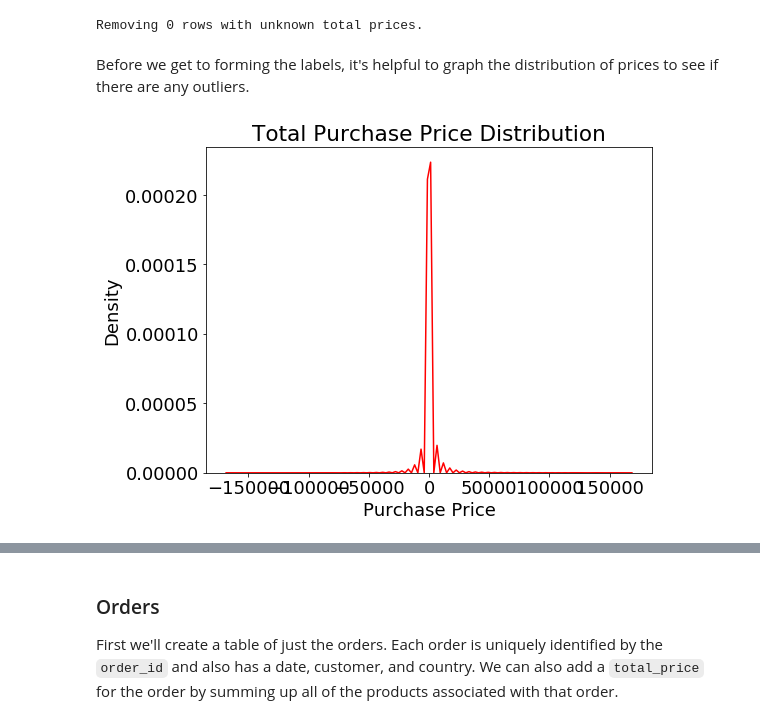
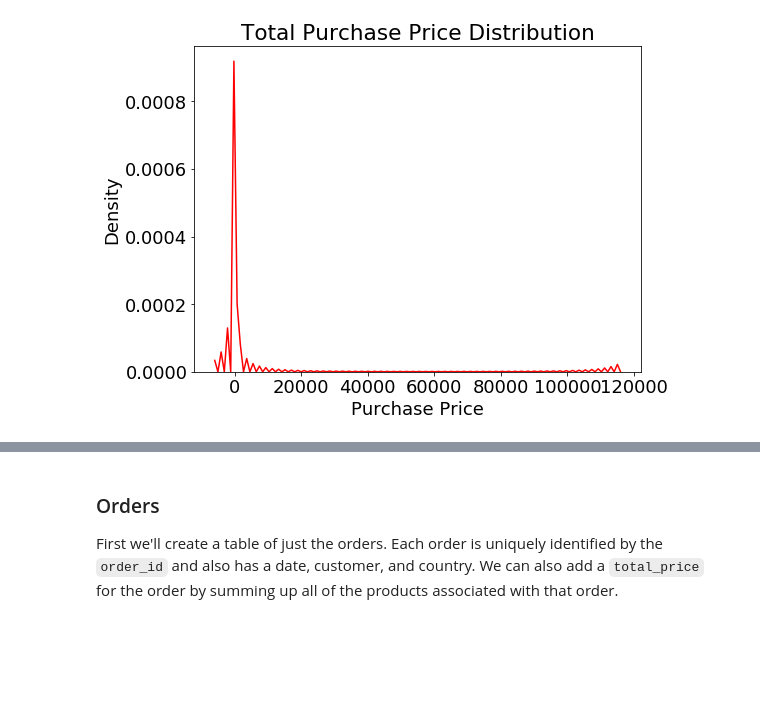
Before and after one commit to alteryx/Automated-Manual-Comparison, a Jupyter notebook: retail/notebooks/Manual.ipynb, the cells around one changed output, grey strips where cells are left out. Drawn from its saved outputs; the diff is of its cells as text; code cells hidden in the pictures; blank space fills up the shorter version.

```diff
--- a/retail/notebooks/Manual.ipynb
+++ b/retail/notebooks/Manual.ipynb
@@ -39,4 +60,4 @@ data.head()
 # %%
-labels = pd.read_csv('../input/labels.csv')
+labels = pd.read_csv('../input/labels.csv', index_col=0)
 labels.head()
 # %% [output]
@@ -159,24 +70,15 @@ This means we can remove any data after November 2011.
-# %%
-data['total_price'] = data['quantity'] * data['unit_price']
-n_nan_price = np.sum(data['total_price'].isnull())
-print(f'Removing {n_nan_price} rows with unknown total prices.')
-data = data[data['total_price'].notnull()]
-# %% [output]
-Removing 0 rows with unknown total prices.
-# %% [markdown]
-Before we get to forming the labels, it's helpful to graph the distribution of prices to see if there are any outliers.
 # %%
 import matplotlib.pyplot as plt
 import seaborn as sns
 %matplotlib inline
 
 plt.rcParams['font.size'] = 18
 from IPython.core.pylabtools import figsize
 figsize(8, 6)
 
 # KDE plot of total price
-sns.distplot(data['total_price'], hist=False, color = 'red');
+sns.distplot(labels['total'], hist=False, color = 'red');
 plt.title('Total Purchase Price Distribution');
 plt.xlabel('Purchase Price'); plt.ylabel('Density');
 # %% [output]
-[figure, old version]
+[figure, new version]
```
Also changed, not shown: parts of 66 cells of this notebook, 1 other file.
